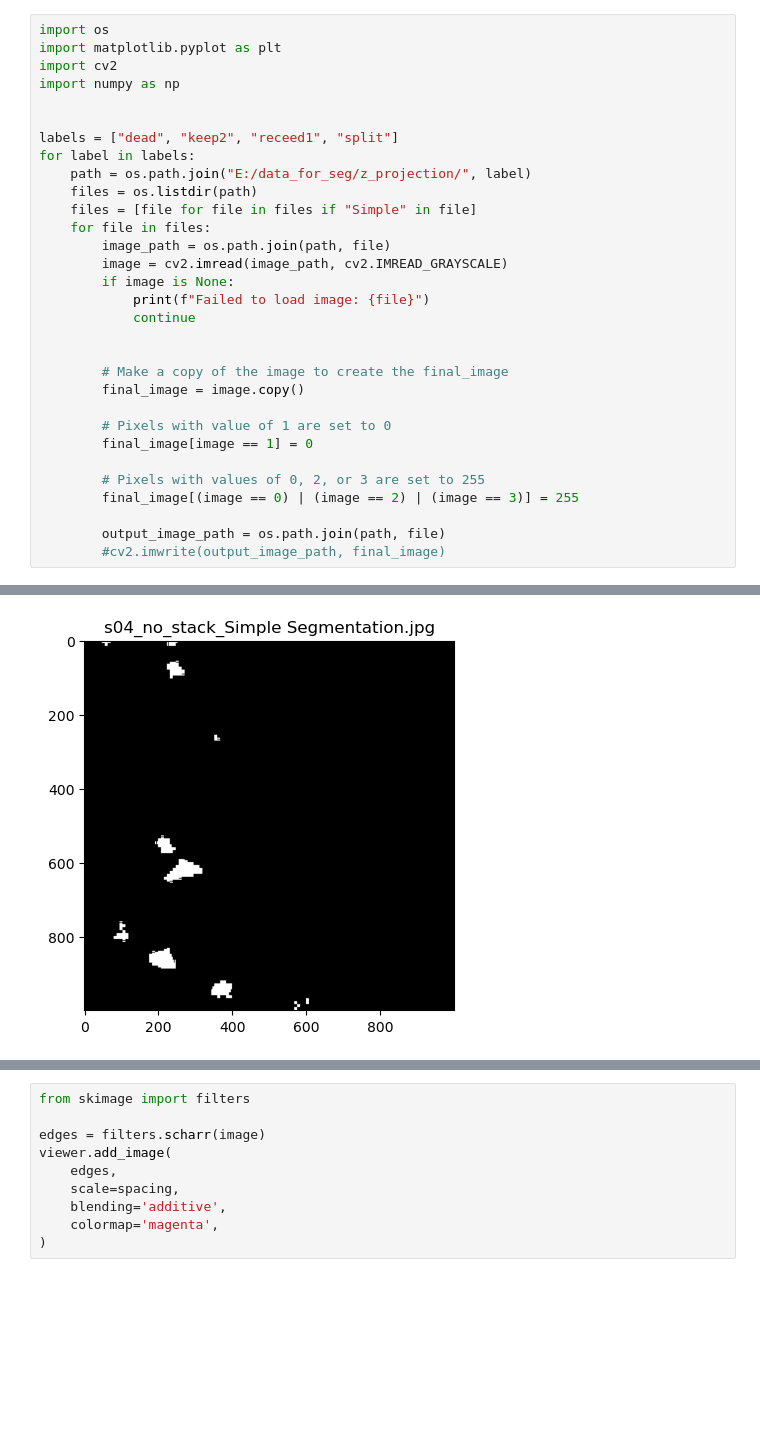
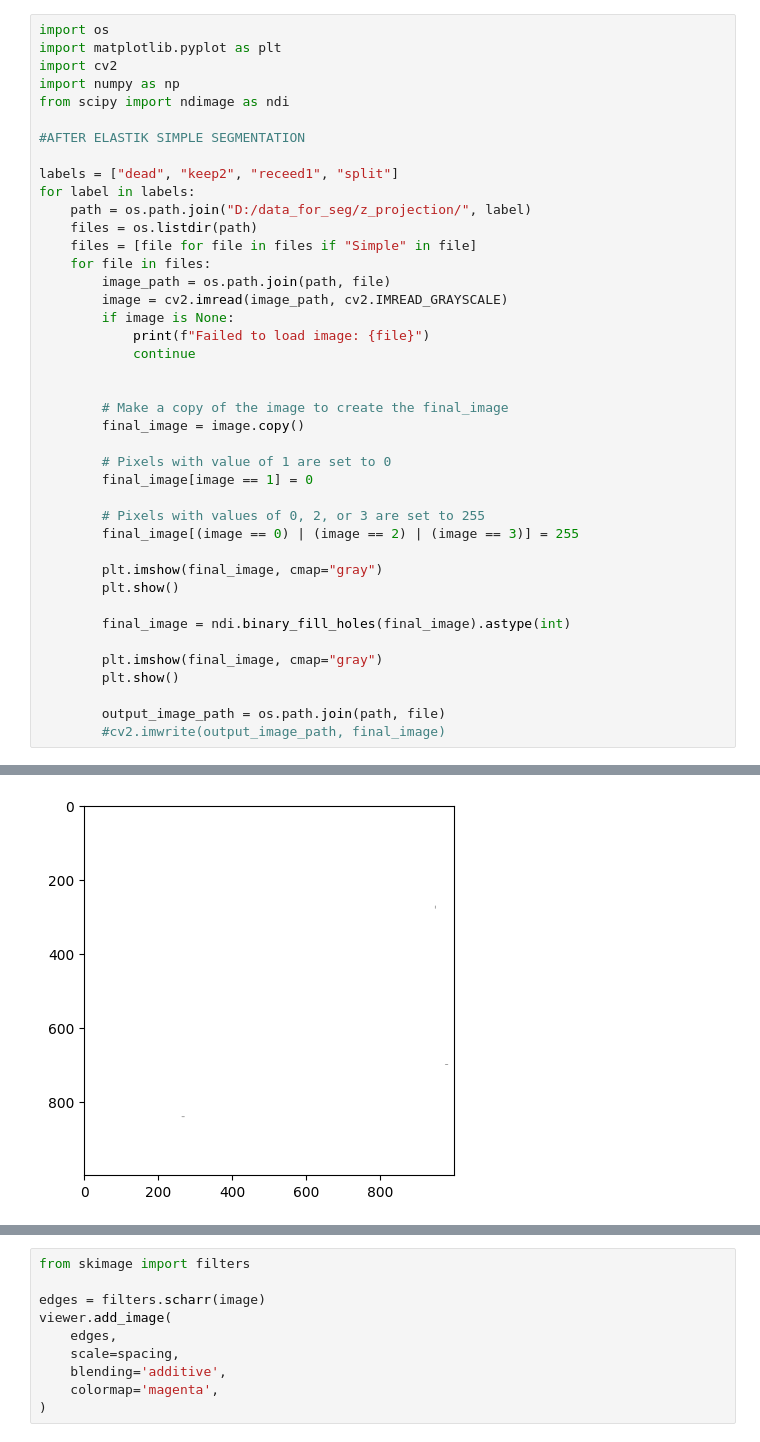
Before and after one commit to lguertle/organoids-project, a Jupyter notebook: notebooks/Transform_segmentation_ilastik.ipynb, the cells around one changed output, grey strips where cells are left out. Saved outputs shown, nothing was run; the diff lists cells and outputs as text; blank space fills up the shorter version.

Commit message:
Elastik segmentation process of feature extraction

```diff
--- a/notebooks/Transform_segmentation_ilastik.ipynb
+++ b/notebooks/Transform_segmentation_ilastik.ipynb
@@ -3,11 +3,13 @@ import os
 import matplotlib.pyplot as plt
 import cv2
 import numpy as np
+from scipy import ndimage as ndi
 
+#AFTER ELASTIK SIMPLE SEGMENTATION
 
 labels = ["dead", "keep2", "receed1", "split"]
 for label in labels:
-    path = os.path.join("E:/data_for_seg/z_projection/", label)
+    path = os.path.join("D:/data_for_seg/z_projection/", label)
     files = os.listdir(path)
     files = [file for file in files if "Simple" in file]
     for file in files:
@@ -27,6 +29,14 @@ for label in labels:
         # Pixels with values of 0, 2, or 3 are set to 255
         final_image[(image == 0) | (image == 2) | (image == 3)] = 255
 
+        plt.imshow(final_image, cmap="gray")
+        plt.show()
+
+        final_image = ndi.binary_fill_holes(final_image).astype(int)
+
+        plt.imshow(final_image, cmap="gray")
+        plt.show()
+
         output_image_path = os.path.join(path, file)
         #cv2.imwrite(output_image_path, final_image)
 # %% [output]
@@ -39 +49 @@ for label in labels:
-[figure, old version]
+[figure, new version]
```
Also changed, not shown: parts of 4 cells of this notebook, 1 other file.
